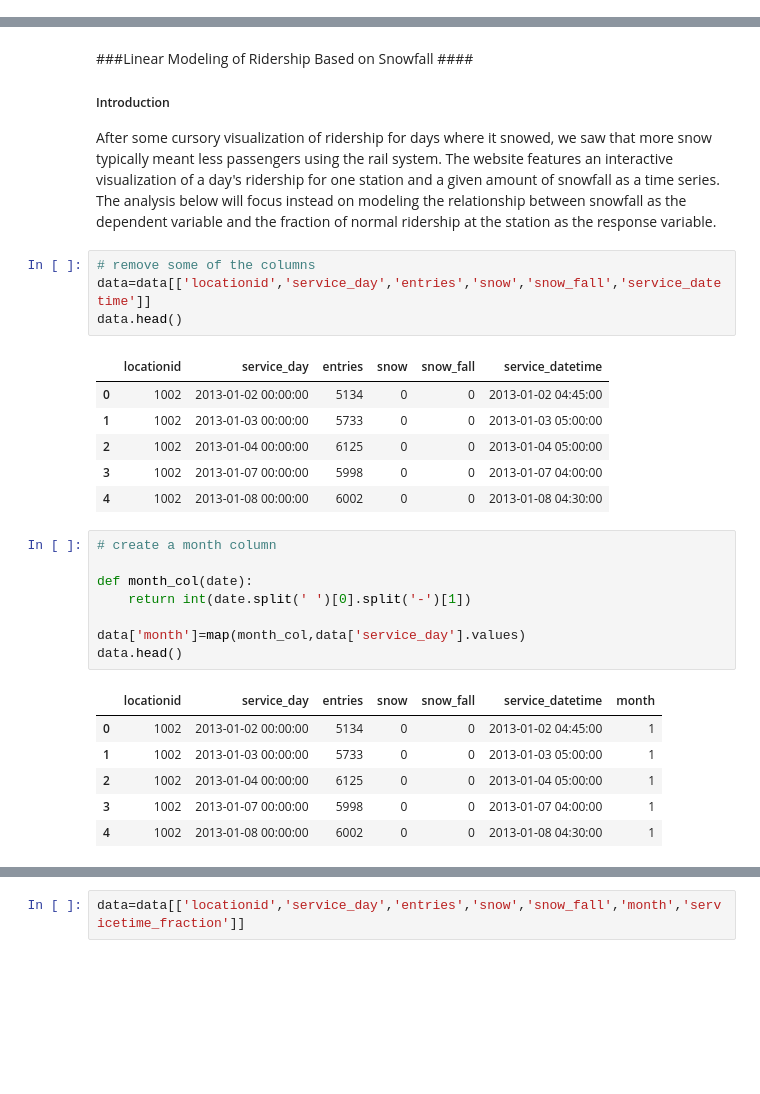
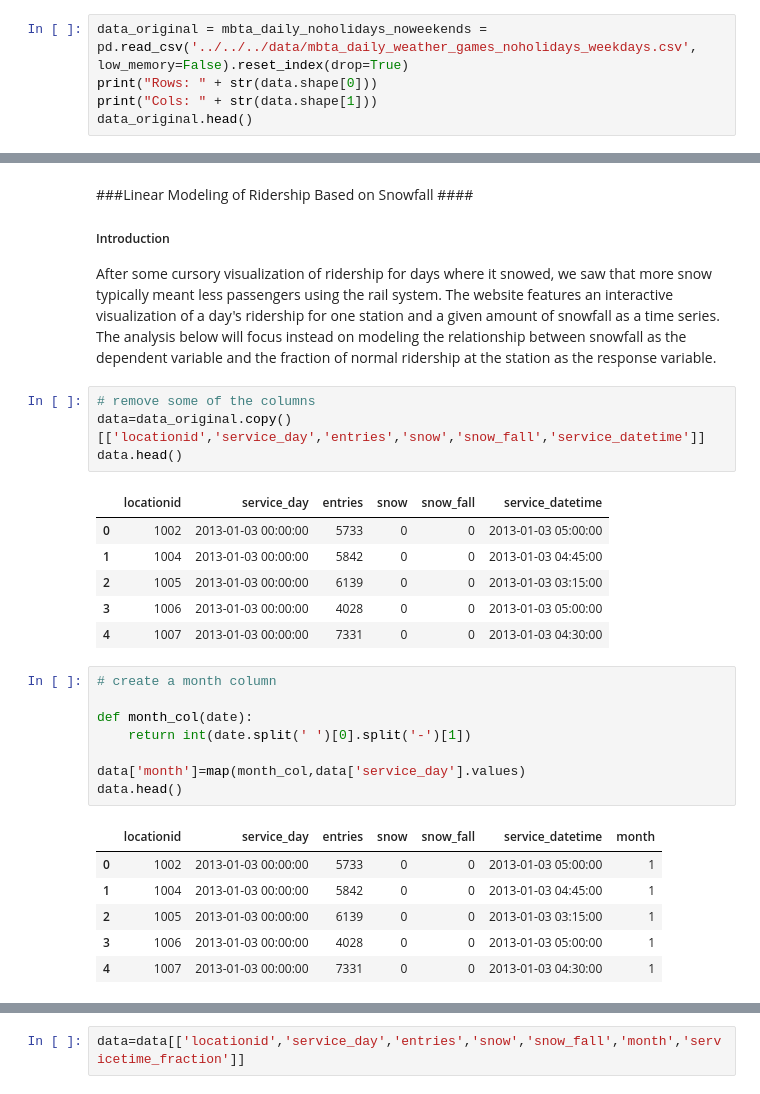
Before and after one commit to azampagl/harvard-capstone, a Jupyter notebook: src/release/Weather.ipynb, the cells around one changed output, grey strips where cells are left out. Drawn from its saved outputs; the diff is of its cells as text; blank space fills up the shorter version.

```diff
--- a/src/release/Weather.ipynb
+++ b/src/release/Weather.ipynb
@@ -172,0 +121,5 @@ data.head()
+# %%
+data_original = mbta_daily_noholidays_noweekends = pd.read_csv('../../../data/mbta_daily_weather_games_noholidays_weekdays.csv', low_memory=False).reset_index(drop=True)
+print("Rows: " + str(data.shape[0]))
+print("Cols: " + str(data.shape[1]))
+data_original.head()
@@ -180,15 +143,15 @@ data.head()
 After some cursory visualization of ridership for days where it snowed, we saw that more snow typically meant less passengers using the rail system. The website features an interactive visualization of a day's ridership for one station and a given amount of snowfall as a time series. The analysis below will focus instead on modeling the relationship between snowfall as the dependent variable and the fraction of normal ridership at the station as the response variable.
 # %%
 # remove some of the columns
-data=data[['locationid','service_day','entries','snow','snow_fall','service_datetime']]
+data=data_original.copy()[['locationid','service_day','entries','snow','snow_fall','service_datetime']]
 data.head()
 # %% [output]
 |  | locationid | service_day | entries | snow | snow_fall | service_datetime |
-| 0 | 1002 | 2013-01-02 00:00:00 | 5134 | 0 | 0 | 2013-01-02 04:45:00 |
-| 1 | 1002 | 2013-01-03 00:00:00 | 5733 | 0 | 0 | 2013-01-03 05:00:00 |
-| 2 | 1002 | 2013-01-04 00:00:00 | 6125 | 0 | 0 | 2013-01-04 05:00:00 |
-| 3 | 1002 | 2013-01-07 00:00:00 | 5998 | 0 | 0 | 2013-01-07 04:00:00 |
-| 4 | 1002 | 2013-01-08 00:00:00 | 6002 | 0 | 0 | 2013-01-08 04:30:00 |
+| 0 | 1002 | 2013-01-03 00:00:00 | 5733 | 0 | 0 | 2013-01-03 05:00:00 |
+| 1 | 1004 | 2013-01-03 00:00:00 | 5842 | 0 | 0 | 2013-01-03 04:45:00 |
+| 2 | 1005 | 2013-01-03 00:00:00 | 6139 | 0 | 0 | 2013-01-03 03:15:00 |
+| 3 | 1006 | 2013-01-03 00:00:00 | 4028 | 0 | 0 | 2013-01-03 05:00:00 |
+| 4 | 1007 | 2013-01-03 00:00:00 | 7331 | 0 | 0 | 2013-01-03 04:30:00 |
 # %%
 # create a month column
 
@@ -199,11 +162,11 @@ data['month']=map(month_col,data['service_day'].values)
 data.head()
 # %% [output]
 |  | locationid | service_day | entries | snow | snow_fall | service_datetime | month |
-| 0 | 1002 | 2013-01-02 00:00:00 | 5134 | 0 | 0 | 2013-01-02 04:45:00 | 1 |
-| 1 | 1002 | 2013-01-03 00:00:00 | 5733 | 0 | 0 | 2013-01-03 05:00:00 | 1 |
-| 2 | 1002 | 2013-01-04 00:00:00 | 6125 | 0 | 0 | 2013-01-04 05:00:00 | 1 |
-| 3 | 1002 | 2013-01-07 00:00:00 | 5998 | 0 | 0 | 2013-01-07 04:00:00 | 1 |
-| 4 | 1002 | 2013-01-08 00:00:00 | 6002 | 0 | 0 | 2013-01-08 04:30:00 | 1 |
+| 0 | 1002 | 2013-01-03 00:00:00 | 5733 | 0 | 0 | 2013-01-03 05:00:00 | 1 |
+| 1 | 1004 | 2013-01-03 00:00:00 | 5842 | 0 | 0 | 2013-01-03 04:45:00 | 1 |
+| 2 | 1005 | 2013-01-03 00:00:00 | 6139 | 0 | 0 | 2013-01-03 03:15:00 | 1 |
+| 3 | 1006 | 2013-01-03 00:00:00 | 4028 | 0 | 0 | 2013-01-03 05:00:00 | 1 |
+| 4 | 1007 | 2013-01-03 00:00:00 | 7331 | 0 | 0 | 2013-01-03 04:30:00 | 1 |
 # %%
 # convert service datetime into an integer hour and decimal representation of minutes
 def time_frac(dt):
```
Also changed, not shown: parts of 35 cells of this notebook, 4 other files.
